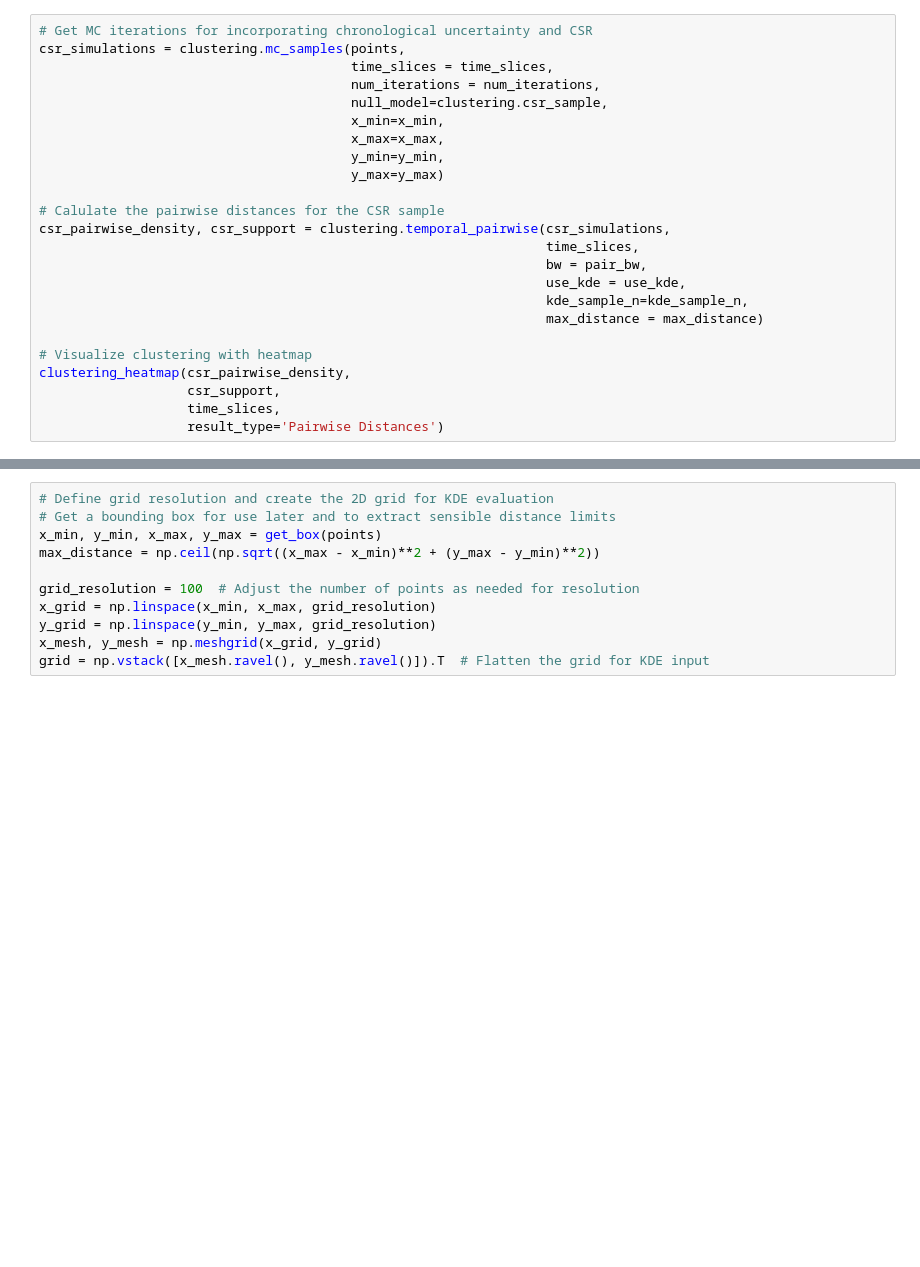
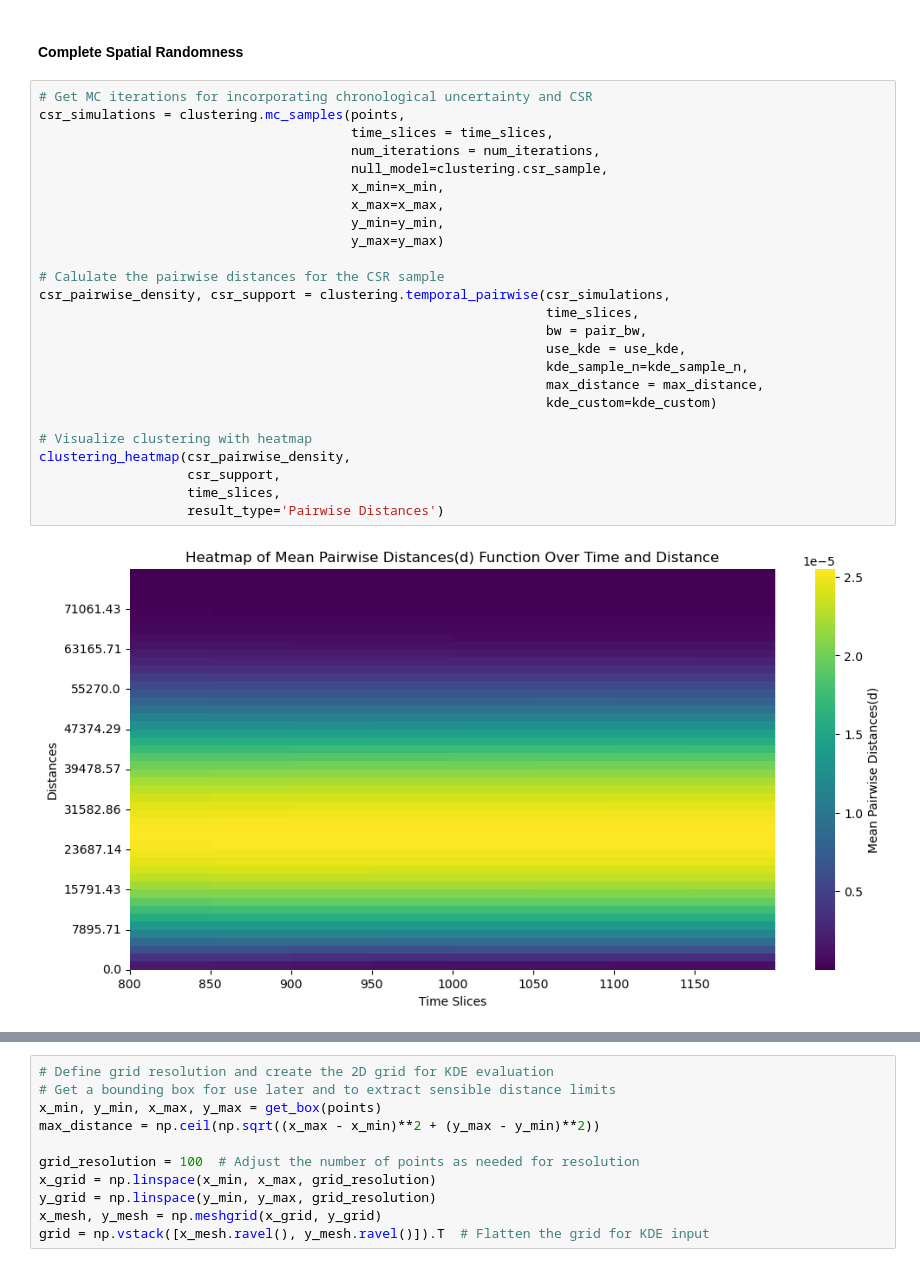
Before and after one commit to wccarleton/angkorclusters, a Jupyter notebook: Src/analysis.ipynb, the cells around one changed output, grey strips where cells are left out. Saved outputs shown, nothing was run; the diff lists cells and outputs as text; blank space fills up the shorter version.

```diff
--- a/Src/analysis.ipynb
+++ b/Src/analysis.ipynb
@@ -94,27 +165,32 @@ clustering_heatmap(pairwise_density,
+# %% [markdown]
+#### Complete Spatial Randomness
 # %%
 # Get MC iterations for incorporating chronological uncertainty and CSR
 csr_simulations = clustering.mc_samples(points,
                                         time_slices = time_slices,
                                         num_iterations = num_iterations,
                                         null_model=clustering.csr_sample,
                                         x_min=x_min,
                                         x_max=x_max,
                                         y_min=y_min,
                                         y_max=y_max)
 
 # Calulate the pairwise distances for the CSR sample
 csr_pairwise_density, csr_support = clustering.temporal_pairwise(csr_simulations,
                                                                  time_slices,
                                                                  bw = pair_bw,
                                                                  use_kde = use_kde,
                                                                  kde_sample_n=kde_sample_n,
-                                                                 max_distance = max_distance)
+                                                                 max_distance = max_distance,
+                                                                 kde_custom=kde_custom)
 
 # Visualize clustering with heatmap
 clustering_heatmap(csr_pairwise_density,
                    csr_support,
                    time_slices,
                    result_type='Pairwise Distances')
+# %% [output]
+[figure, added]
 # %%
 # Calculate the p-values for density differences between the observed points and
 # the simulated CSR baseline per distance and temporal slice
```
Also changed, not shown: parts of 82 cells of this notebook, 10 other files.
